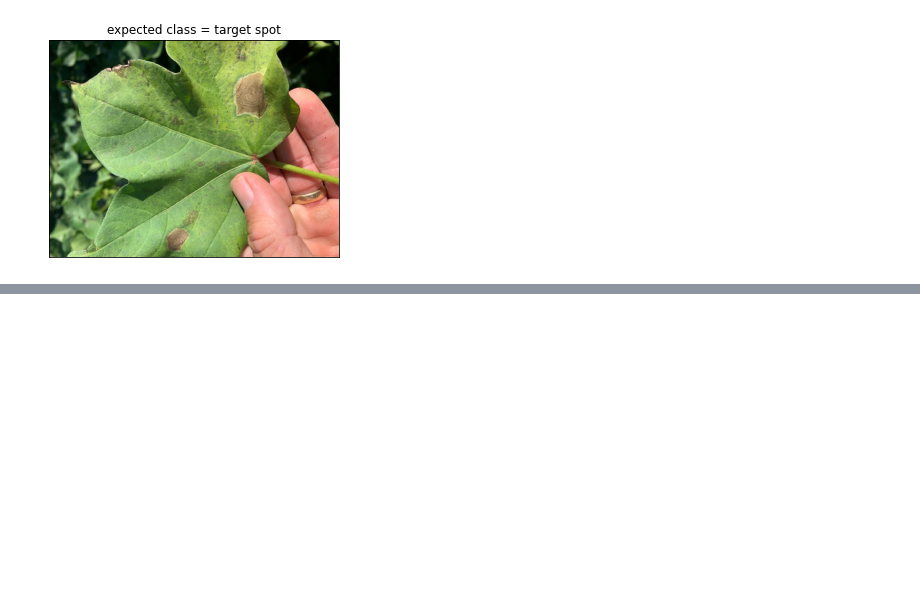
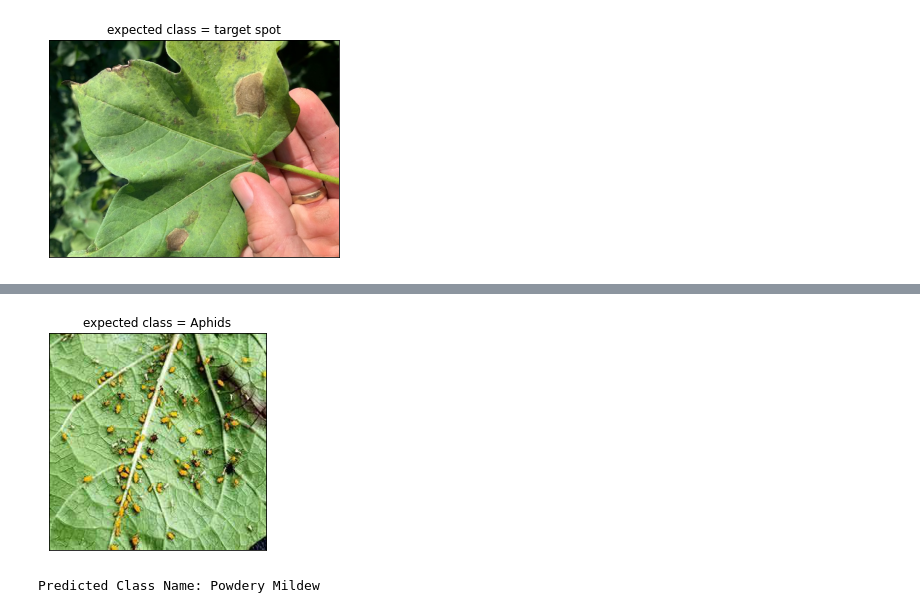
Before and after one commit to ihaas-flatiron/Capstone-2023, a Jupyter notebook: Image Classification.ipynb, the cells around one changed output, grey strips where cells are left out. Drawn from its saved outputs; the diff is of its cells as text; code cells hidden in the pictures; blank space fills up the shorter version.

```diff
--- a/Image Classification.ipynb
+++ b/Image Classification.ipynb
@@ -324,0 +379,23 @@ plt.show()
+# %%
+# get an image for predictions
+'''
+since there are no test/validation images, I'll be loading a completely unseen image from Google and see what the model has to predict.
+the image is of class = target spot (expected)
+'''
+img_url = 'https://th.bing.com/th/id/OIP.SJOYSeLeO3RF9Y-htIQ1GAAAAA?pid=ImgDet&rs=1'
+response = requests.get(img_url)
+img = Image.open(BytesIO(response.content))
+
+# saving the image to output as jpg
+img_data = requests.get(img_url).content
+with open('unseenImage.jpg', 'wb') as handler:
+    handler.write(img_data)
+
+# plot the image
+plt.imshow(img)
+plt.xticks([])
+plt.yticks([])
+plt.title('expected class = Aphids')
+plt.show()
+# %% [output]
+[figure, added]
@@ -324,0 +410,13 @@ plt.show()
+# %%
+# making prediction
+pred = model.predict(input_arr)
+# predicting class
+pred_class = np.argmax(pred, axis=1)
+# predicting class name
+image_data.class_names.reverse()
+for c in enumerate(image_data.class_names):
+    if c[0] == pred_class[0]:
+        print(f"Predicted Class Name: {c[1].split('Edited')[0].split('edited')[0]}")
+        pred_class_name = c[1].split('Edited')[0].split('edited')[0]
+# %% [output]
+Predicted Class Name: Powdery Mildew
```
Also changed, not shown: parts of 24 cells of this notebook, 3 other files.
